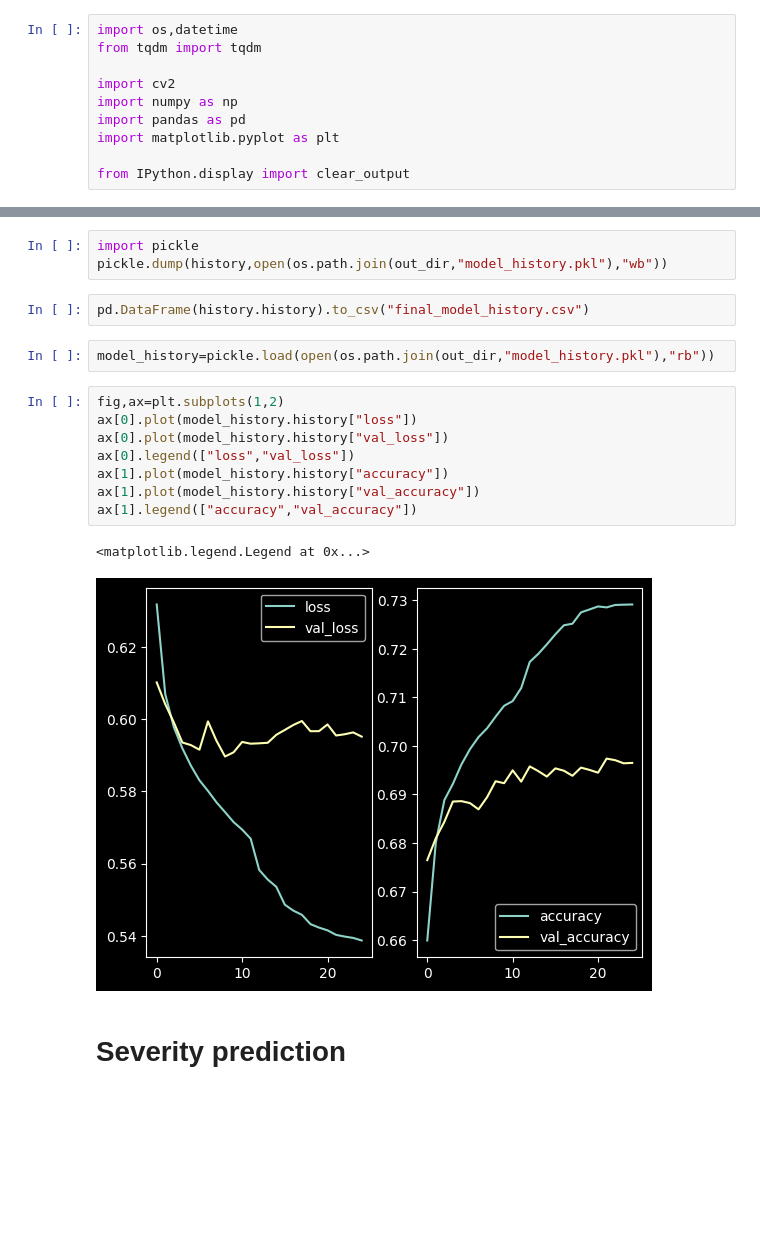
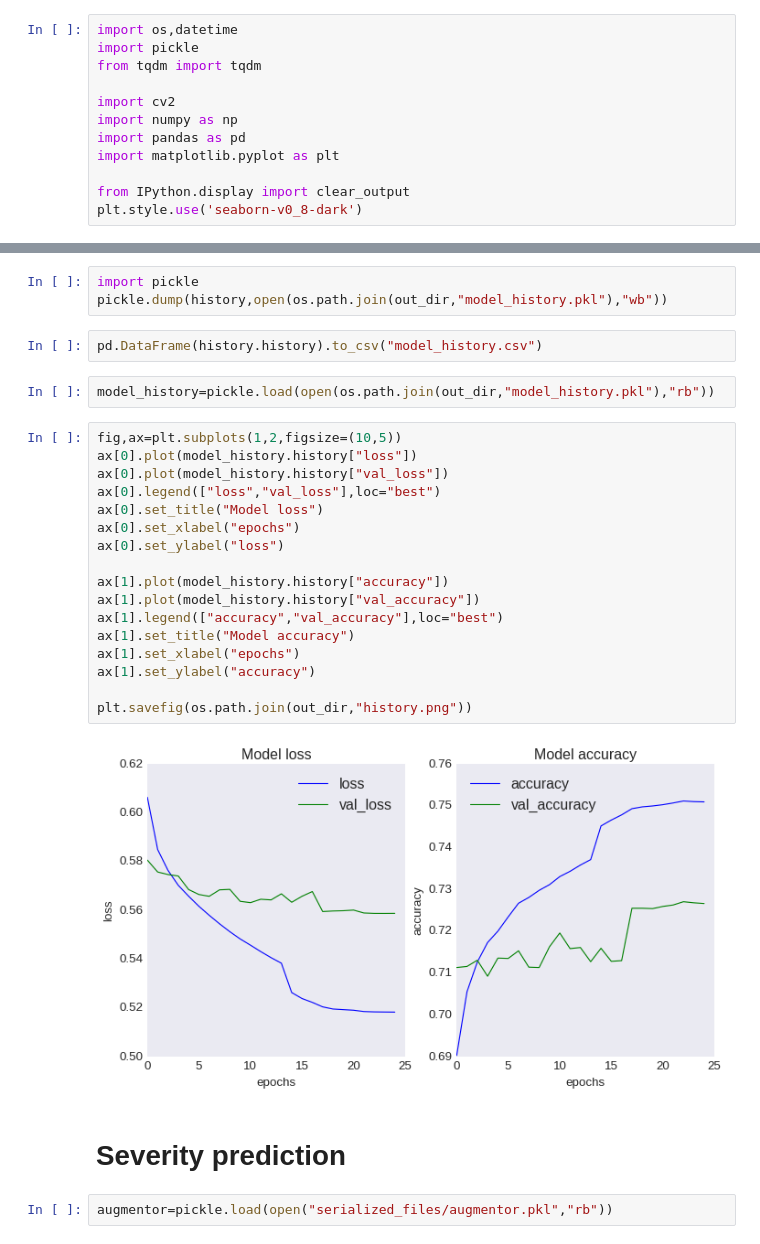
Before and after one commit to ravindra-pandey/Diabetic_Retinopathy, a Jupyter notebook: diabetic_retinopathy.ipynb, the cells around one changed output, grey strips where cells are left out. Cells and saved outputs as stored; diff of their text form; blank space fills up the shorter version.

Commit message:
rebuilding of binary model completed

```diff
--- a/diabetic_retinopathy.ipynb
+++ b/diabetic_retinopathy.ipynb
@@ -25,6 +25,7 @@ with zipfile.ZipFile("archive.zip", "r") as zip_ref:
 # importing
 # %%
 import os,datetime
+import pickle
 from tqdm import tqdm
 
 import cv2
@@ -33,5 +34,6 @@ import pandas as pd
 import matplotlib.pyplot as plt
 
 from IPython.display import clear_output
+plt.style.use('seaborn-v0_8-dark')
 # %%
 import tensorflow as tf
@@ -234,19 +220,29 @@ model.save("models/binary_model.h5")
 import pickle
 pickle.dump(history,open(os.path.join(out_dir,"model_history.pkl"),"wb"))
 # %%
-pd.DataFrame(history.history).to_csv("final_model_history.csv")
+pd.DataFrame(history.history).to_csv("model_history.csv")
 # %%
 model_history=pickle.load(open(os.path.join(out_dir,"model_history.pkl"),"rb"))
 # %%
-fig,ax=plt.subplots(1,2)
+fig,ax=plt.subplots(1,2,figsize=(10,5))
 ax[0].plot(model_history.history["loss"])
 ax[0].plot(model_history.history["val_loss"])
-ax[0].legend(["loss","val_loss"])
+ax[0].legend(["loss","val_loss"],loc="best")
+ax[0].set_title("Model loss")
+ax[0].set_xlabel("epochs")
+ax[0].set_ylabel("loss")
+
 ax[1].plot(model_history.history["accuracy"])
 ax[1].plot(model_history.history["val_accuracy"])
-ax[1].legend(["accuracy","val_accuracy"])
+ax[1].legend(["accuracy","val_accuracy"],loc="best")
+ax[1].set_title("Model accuracy")
+ax[1].set_xlabel("epochs")
+ax[1].set_ylabel("accuracy")
+
+plt.savefig(os.path.join(out_dir,"history.png"))
 # %% [output]
-<matplotlib.legend.Legend at 0x...>
-[figure, old version]
+[figure, new version]
 # %% [markdown]
 # Severity prediction
+# %%
+augmentor=pickle.load(open("serialized_files/augmentor.pkl","rb"))
```
Also changed, not shown: parts of 8 cells of this notebook, 4 other files.
